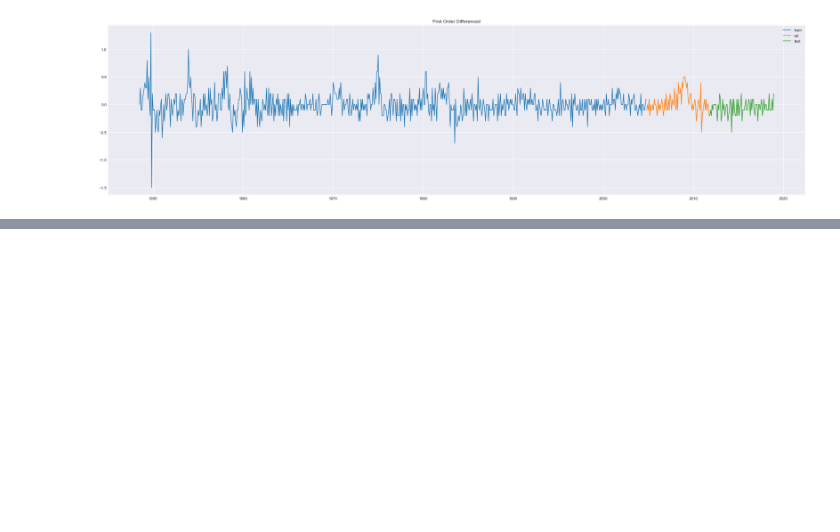
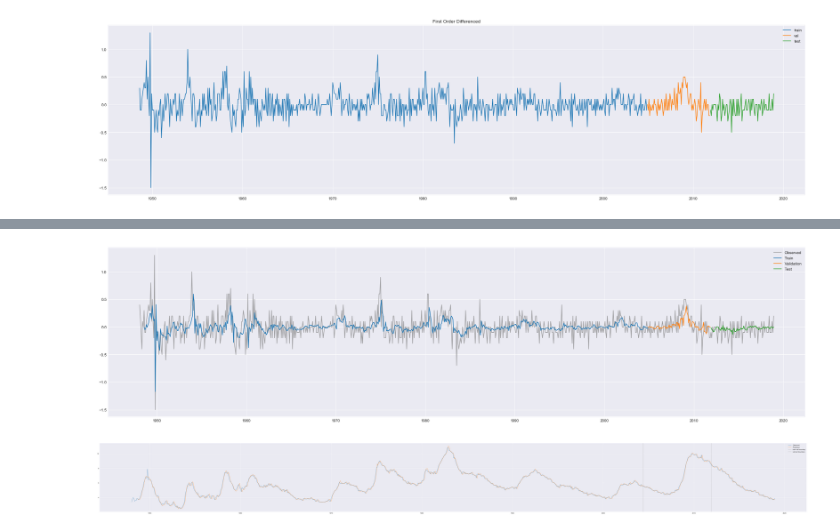
Before and after one commit to TianyuDu/AnnEconForecast, a Jupyter notebook: standalone_dev/time_series_tf.ipynb, the cells around one changed output, grey strips where cells are left out. Drawn from its saved outputs; the diff is of its cells as text; code cells hidden in the pictures; blank space fills up the shorter version.

```diff
--- a/standalone_dev/time_series_tf.ipynb
+++ b/standalone_dev/time_series_tf.ipynb
@@ -85,0 +141,16 @@ with tf.name_scope("DATA_IO"):
+# %%
+with tf.name_scope("METRICS"):
+#     loss = tf.losses.mean_squared_error(
+#         labels=y,
+#         predictions=reg_outputs,
+#     )
+
+    # Redundent losses to evaluate and ensure the correctness of
+    # built-in losses function.
+    loss = tf.reduce_mean(
+        tf.square(y - reg_outputs),
+        name="Red_MSE",
+        axis=None
+    )
+    tf.summary.scalar("MSE", loss)
+#     tf.summary.scalar("Red_MSE", loss2)
@@ -85,0 +161,14 @@ with tf.name_scope("DATA_IO"):
+# %%
+with tf.name_scope("OPTIMIZER"):
+    optimizer = tf.train.AdamOptimizer(
+        learning_rate=LR,
+        name="OPTIMIZER"
+    )
+#     gvs = optimizer.compute_gradients(loss)
+#     capped_gvs = [
+#         (tf.clip_by_value(
+#             grad, -1.0, 1.0), var)
+#         for grad, var in gvs
+#     ]
+#     train = optimizer.apply_gradients(capped_gvs)
+    train = optimizer.minimize(loss)
@@ -85,0 +213,17 @@ with tf.name_scope("DATA_IO"):
+# %%
+extract_last = lambda pred_combo: np.squeeze([x[-1] for x in pred_combo])
+# NOTE: dfp stands for DataFrame of Prediction
+dfp_train = pd.DataFrame(data=extract_last(pred_train), index=ts_train)
+dfp_val = pd.DataFrame(data=extract_last(pred_val), index=ts_val)
+dfp_test = pd.DataFrame(data=extract_last(pred_test), index=ts_test)
+# %%
+plt.figure(figsize=(32, 8))
+plt.plot(diff, label="Observed", color="grey", alpha=.7)
+plt.plot(dfp_train, label="Train")
+plt.plot(dfp_val, label="Validation")
+plt.plot(dfp_test, label="Test")
+plt.legend()
+plt.grid(True)
+plt.show()
+# %% [output]
+[figure, added]
@@ -85,0 +235,12 @@ with tf.name_scope("DATA_IO"):
+# %%
+plt.figure(figsize=(80, 8))
+plt.plot(df, label="Observed", alpha=.6)
+plt.plot(pred_raw, label="Prediction", alpha=.6)
+
+plt.axvline(x=diff.index[len(X_train)], color="grey", alpha=.4, label="train-val boundary")
+plt.axvline(x=diff.index[-len(X_test)], color="grey", alpha=.4, label="val-test boundary")
+plt.grid(True)
+plt.legend()
+plt.show()
+# %% [output]
+[figure, added]
```
Also changed, not shown: parts of 13 cells of this notebook, 2 other files.
